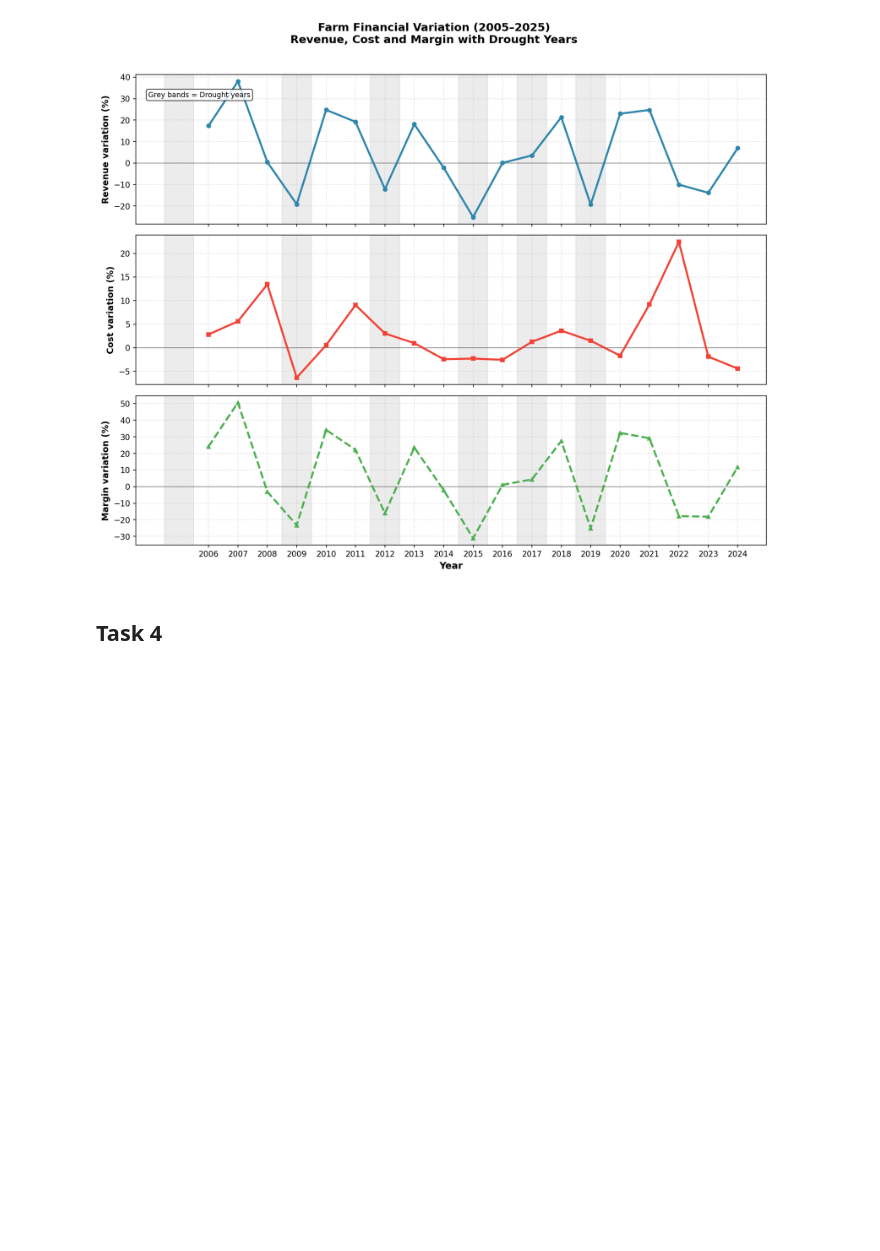
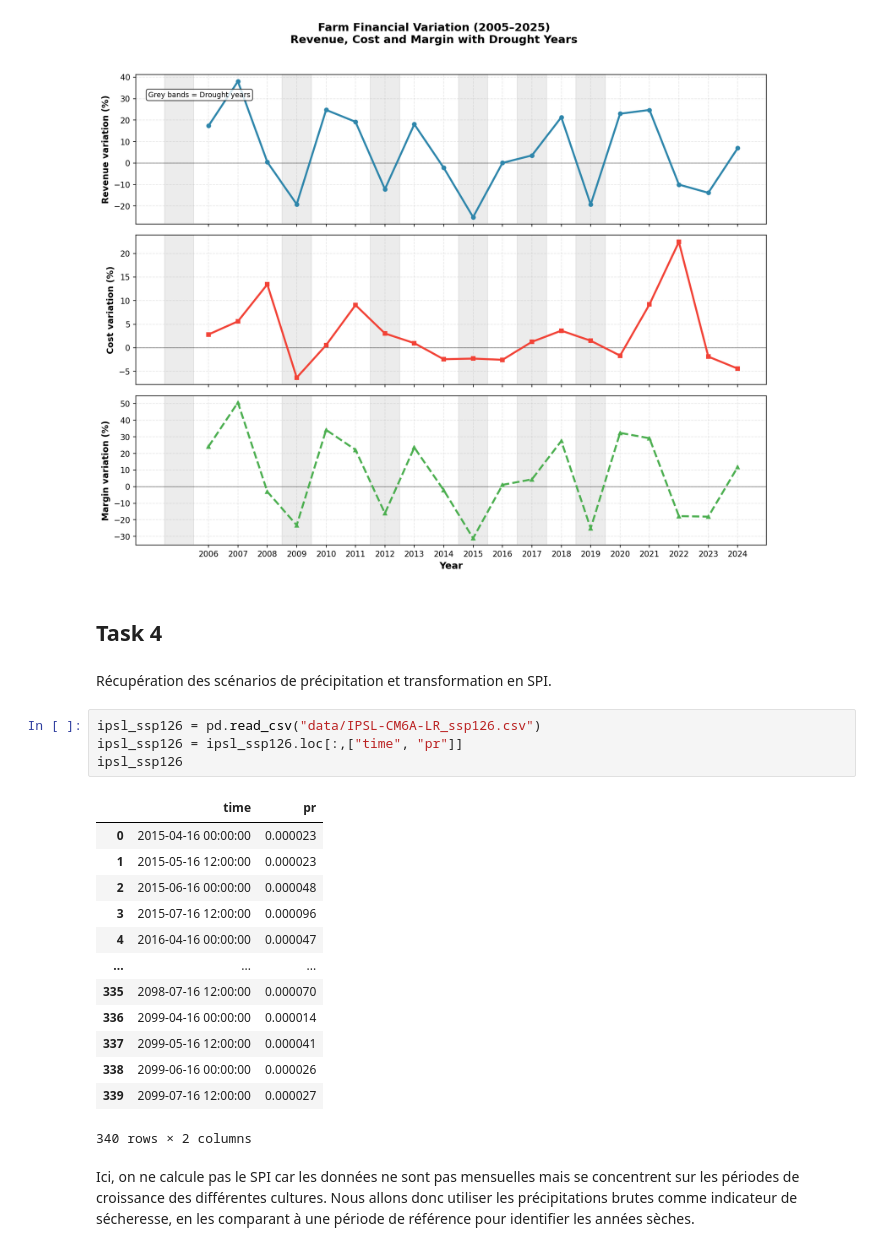
Before and after one commit to lochardi/GreenFinance, a Jupyter notebook: main.ipynb, the cells around one changed output. Saved outputs shown, nothing was run; the diff lists cells and outputs as text; blank space fills up the shorter version.

```diff
--- a/main.ipynb
+++ b/main.ipynb
@@ -624,3 +625,25 @@ plt.show()
 [figure]
 # %% [markdown]
 ## Task 4
+# %% [markdown]
+Récupération des scénarios de précipitation et transformation en SPI.
+# %%
+ipsl_ssp126 = pd.read_csv("data/IPSL-CM6A-LR_ssp126.csv")
+ipsl_ssp126 = ipsl_ssp126.loc[:,["time", "pr"]]
+ipsl_ssp126
+# %% [output]
+|  | time | pr |
+| 0 | 2015-04-16 00:00:00 | 0.000023 |
+| 1 | 2015-05-16 12:00:00 | 0.000023 |
+| 2 | 2015-06-16 00:00:00 | 0.000048 |
+| 3 | 2015-07-16 12:00:00 | 0.000096 |
+| 4 | 2016-04-16 00:00:00 | 0.000047 |
+| ... | ... | ... |
+| 335 | 2098-07-16 12:00:00 | 0.000070 |
+| 336 | 2099-04-16 00:00:00 | 0.000014 |
+| 337 | 2099-05-16 12:00:00 | 0.000041 |
+| 338 | 2099-06-16 00:00:00 | 0.000026 |
+| 339 | 2099-07-16 12:00:00 | 0.000027 |
+340 rows × 2 columns
+# %% [markdown]
+Ici, on ne calcule pas le SPI car les données ne sont pas mensuelles mais se concentrent sur les périodes de croissance des différentes cultures. Nous allons donc utiliser les précipitations brutes comme indicateur de sécheresse, en les comparant à une période de référence pour identifier les années sèches.
```
Also changed, not shown: parts of 7 cells of this notebook, 1 other file.
